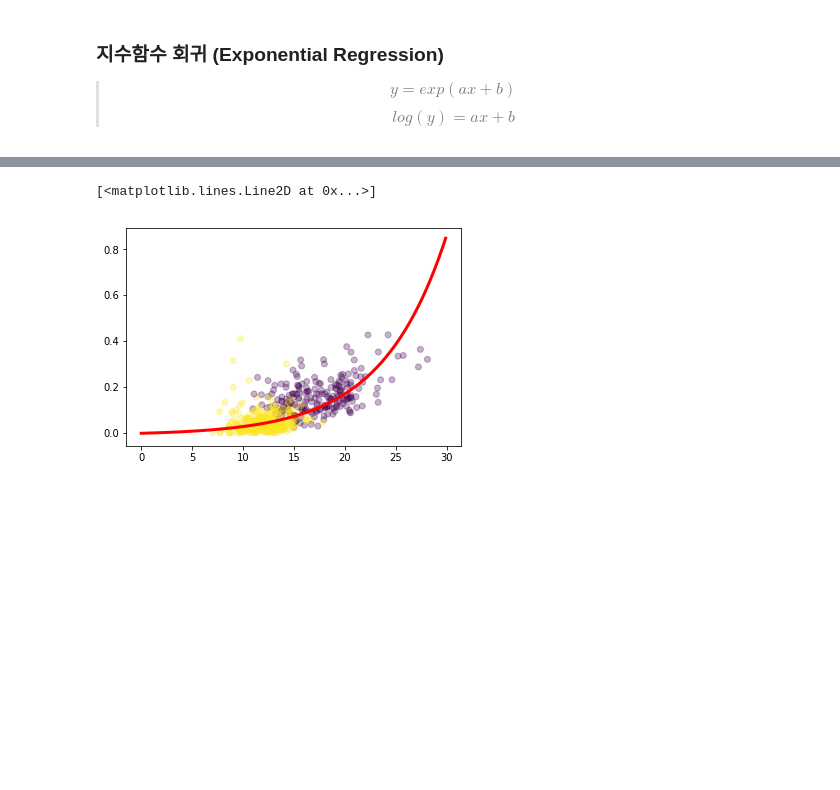
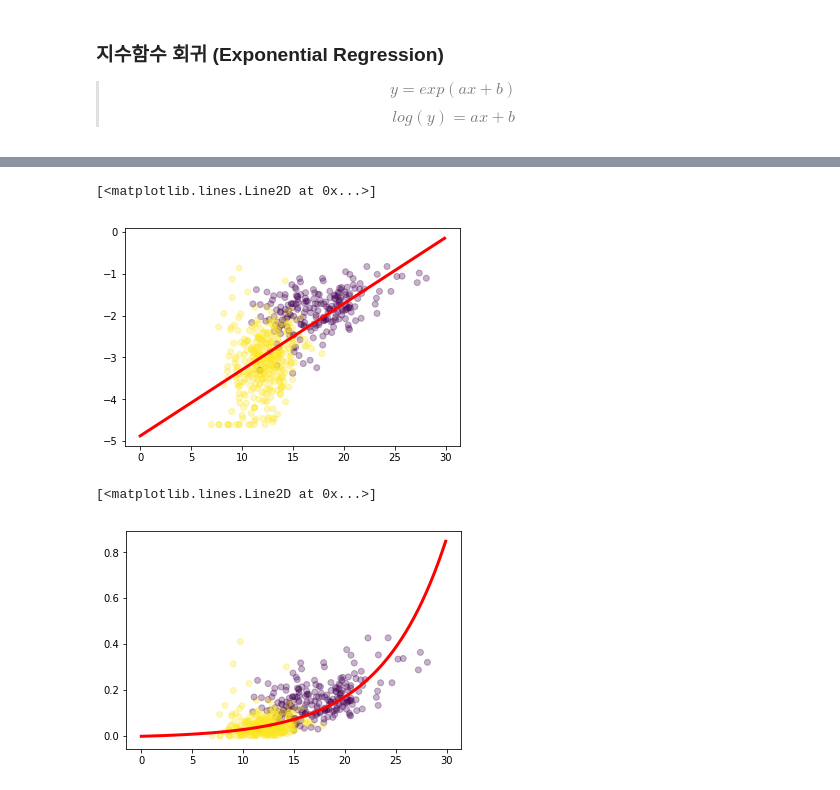
Before and after one commit to gubosd/lecture11, a Jupyter notebook: 머신러닝/02_지도학습_08_비선형회귀.ipynb, the cells around one changed output, grey strips where cells are left out. Drawn from its saved outputs; the diff is of its cells as text; code cells hidden in the pictures; blank space fills up the shorter version.

```diff
--- a/머신러닝/02_지도학습_08_비선형회귀.ipynb
+++ b/머신러닝/02_지도학습_08_비선형회귀.ipynb
@@ -98,3 +119,12 @@ model.coef_, model.intercept_
+# %%
+xs = np.arange(0,30,0.1)
+ys = xs*model.coef_[0] + model.intercept_
+
+plt.scatter(X, y, c= cancer.target, alpha=0.3)
+plt.plot(xs,ys,'r-',lw=3)
+# %% [output]
+[<matplotlib.lines.Line2D at 0x...>]
+[figure, added]
 # %%
 xs = np.arange(0,30,0.1)
 ys = np.exp(xs*model.coef_[0] + model.intercept_) - 0.01
```
Also changed, not shown: parts of 5 cells of this notebook.
